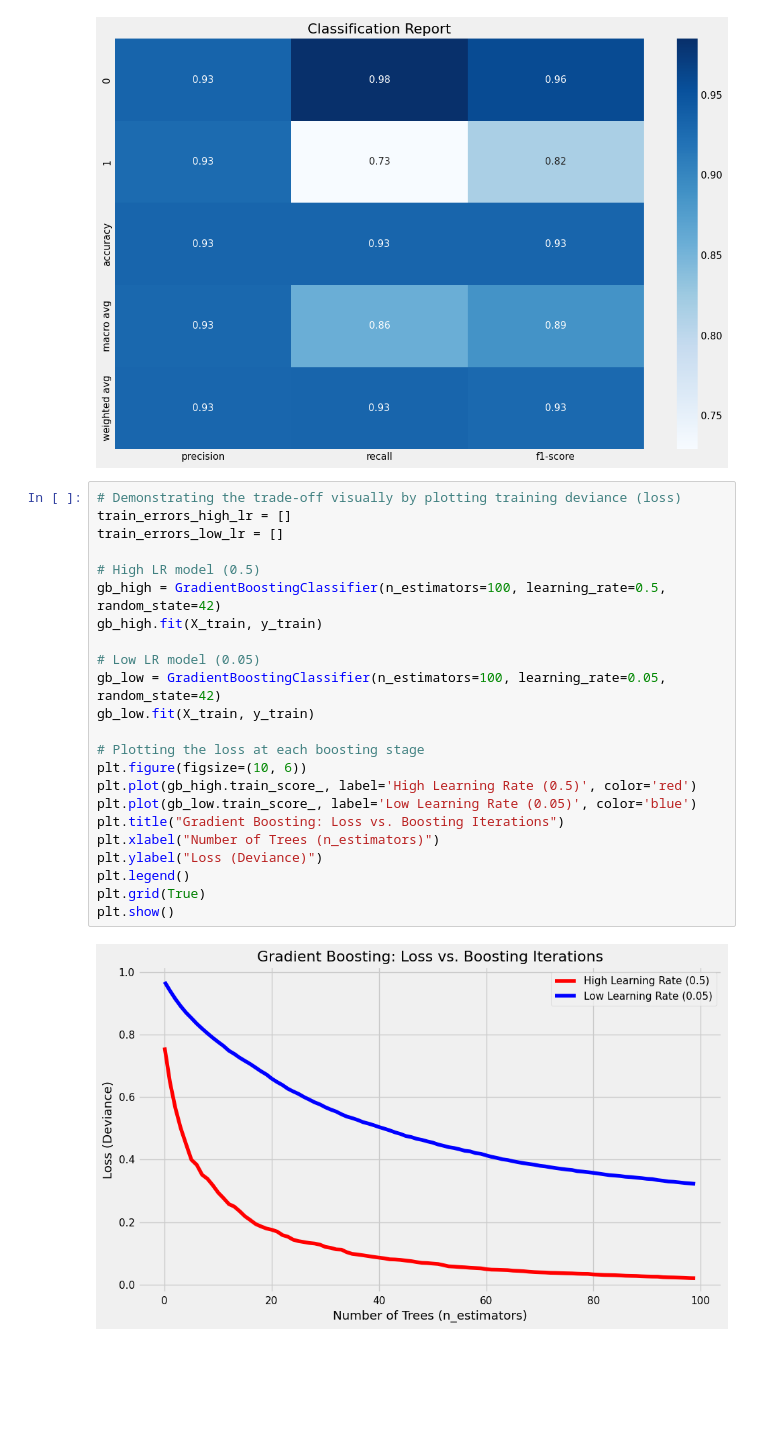
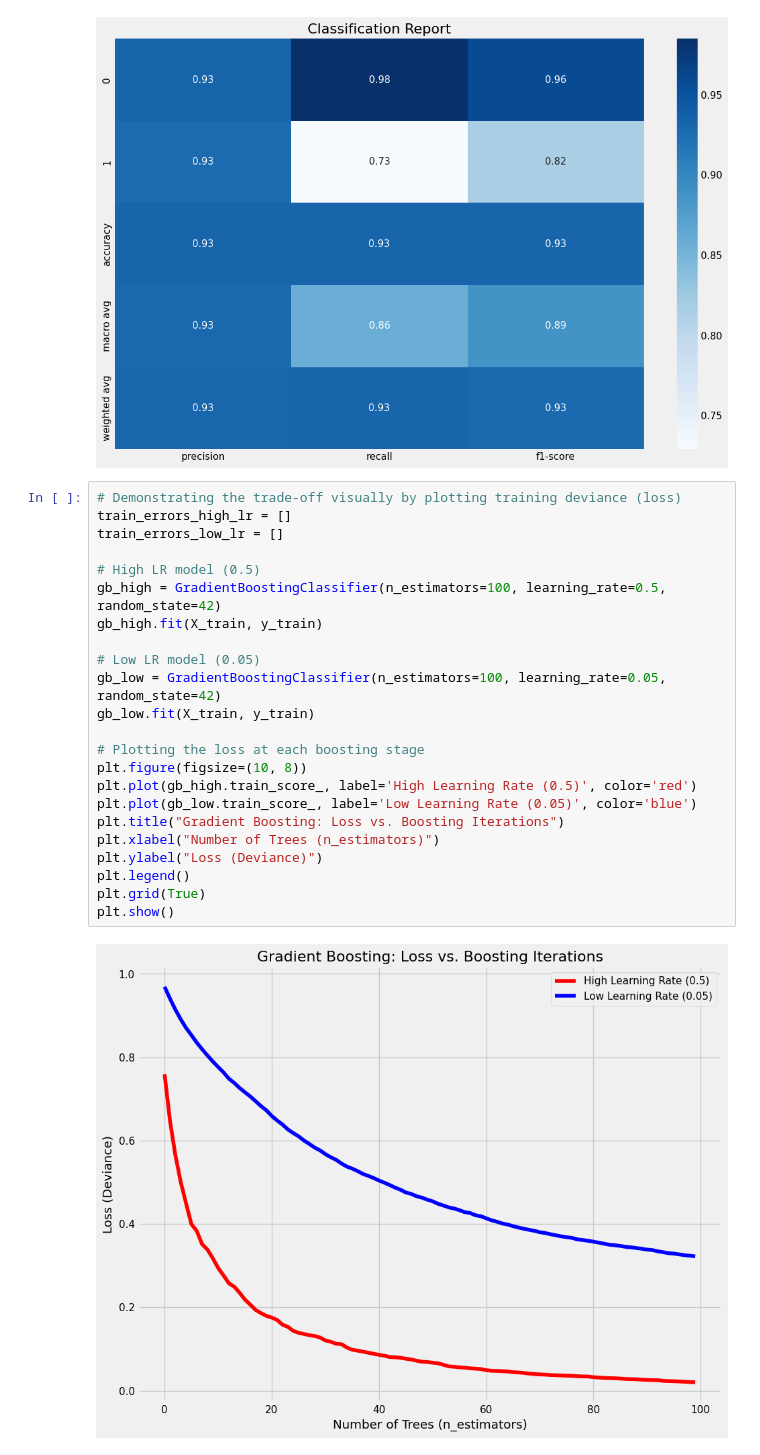
Before and after one commit to shortthirdman-org/Google-Colab-Notebooks, a Jupyter notebook: notebooks/MachineLearning_For_Quants.ipynb, the cells around one changed output. Drawn from its saved outputs; the diff is of its cells as text; blank space fills up the shorter version.

```diff
--- a/notebooks/MachineLearning_For_Quants.ipynb
+++ b/notebooks/MachineLearning_For_Quants.ipynb
@@ -712,25 +725,25 @@ weighted avg       0.93      0.93      0.93       750
 # %%
 # Demonstrating the trade-off visually by plotting training deviance (loss)
 train_errors_high_lr = []
 train_errors_low_lr = []
 
 # High LR model (0.5)
 gb_high = GradientBoostingClassifier(n_estimators=100, learning_rate=0.5, random_state=42)
 gb_high.fit(X_train, y_train)
 
 # Low LR model (0.05)
 gb_low = GradientBoostingClassifier(n_estimators=100, learning_rate=0.05, random_state=42)
 gb_low.fit(X_train, y_train)
 
 # Plotting the loss at each boosting stage
-plt.figure(figsize=(10, 6))
+plt.figure(figsize=(10, 8))
 plt.plot(gb_high.train_score_, label='High Learning Rate (0.5)', color='red')
 plt.plot(gb_low.train_score_, label='Low Learning Rate (0.05)', color='blue')
 plt.title("Gradient Boosting: Loss vs. Boosting Iterations")
 plt.xlabel("Number of Trees (n_estimators)")
 plt.ylabel("Loss (Deviance)")
 plt.legend()
 plt.grid(True)
 plt.show()
 # %% [output]
-[figure, old version]
+[figure, new version]
```
Also changed, not shown: parts of 64 cells of this notebook.
